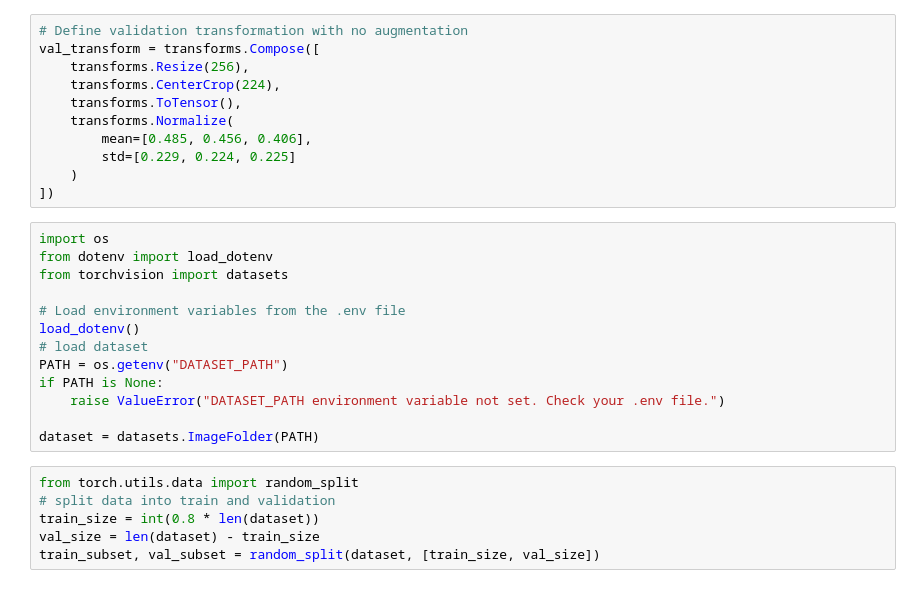
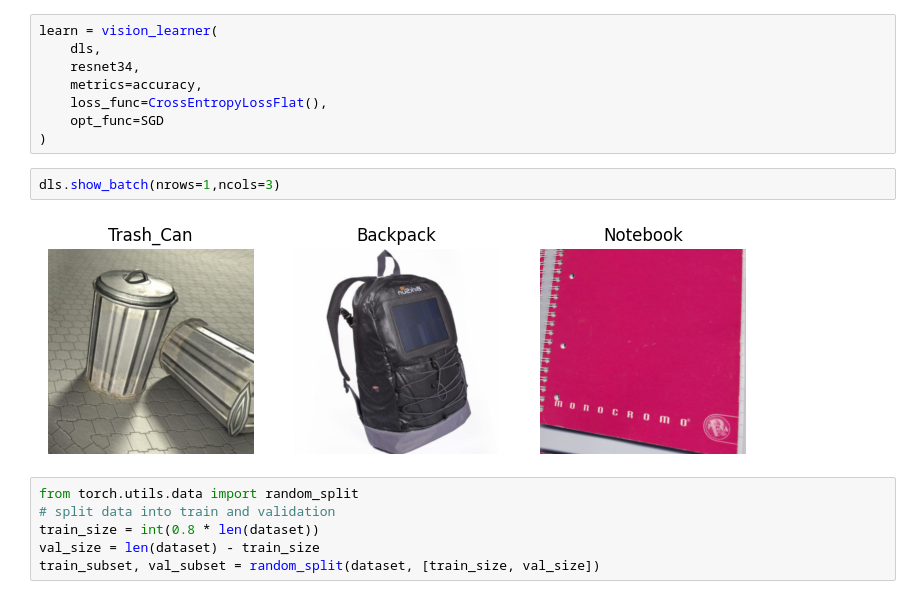
Before and after one commit to magala20-alt/AI-In-Robotics, a Jupyter notebook: model.ipynb, the cells around one changed output. Drawn from its saved outputs; the diff is of its cells as text.

```diff
--- a/model.ipynb
+++ b/model.ipynb
@@ -24,27 +36,15 @@ train_transform = transforms.Compose([
 # %%
-# Define validation transformation with no augmentation
-val_transform = transforms.Compose([
-    transforms.Resize(256),
-    transforms.CenterCrop(224),
-    transforms.ToTensor(),
-    transforms.Normalize(
-        mean=[0.485, 0.456, 0.406],
-        std=[0.229, 0.224, 0.225]
-    )
-])
+learn = vision_learner(
+    dls,
+    resnet34,
+    metrics=accuracy,
+    loss_func=CrossEntropyLossFlat(),
+    opt_func=SGD
+)
 # %%
-import os
-from dotenv import load_dotenv
-from torchvision import datasets
-
-# Load environment variables from the .env file
-load_dotenv()
-# load dataset
-PATH = os.getenv("DATASET_PATH")
-if PATH is None:
-    raise ValueError("DATASET_PATH environment variable not set. Check your .env file.")
-
-dataset = datasets.ImageFolder(PATH)
+dls.show_batch(nrows=1,ncols=3)
+# %% [output]
+[figure, added]
 # %%
 from torch.utils.data import random_split
 # split data into train and validation
```
Also changed, not shown: parts of 3 cells of this notebook.
